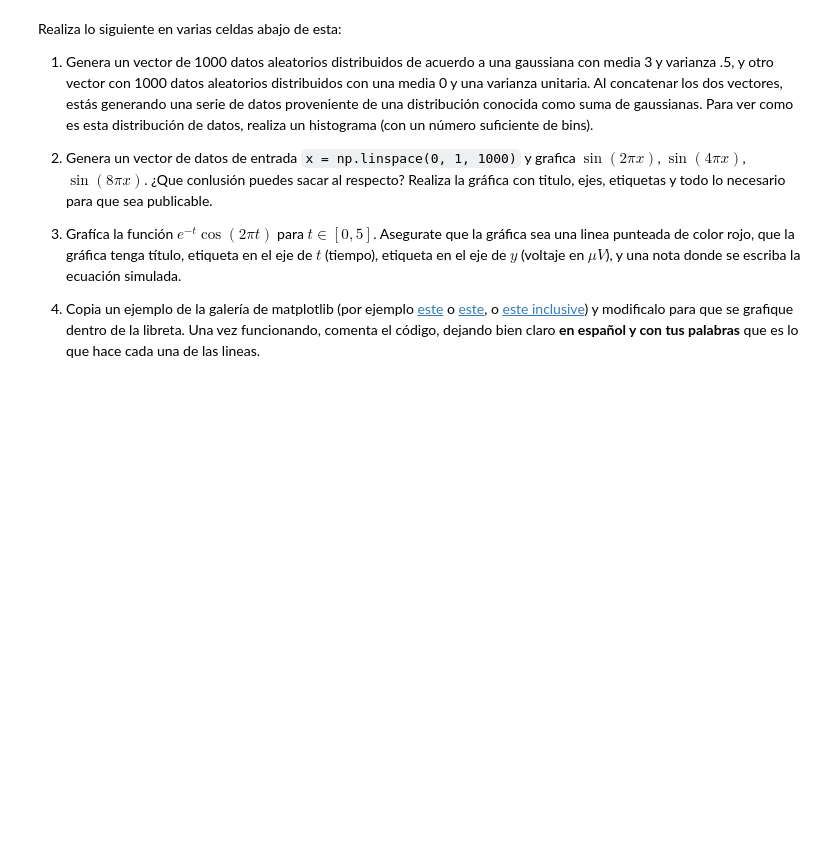
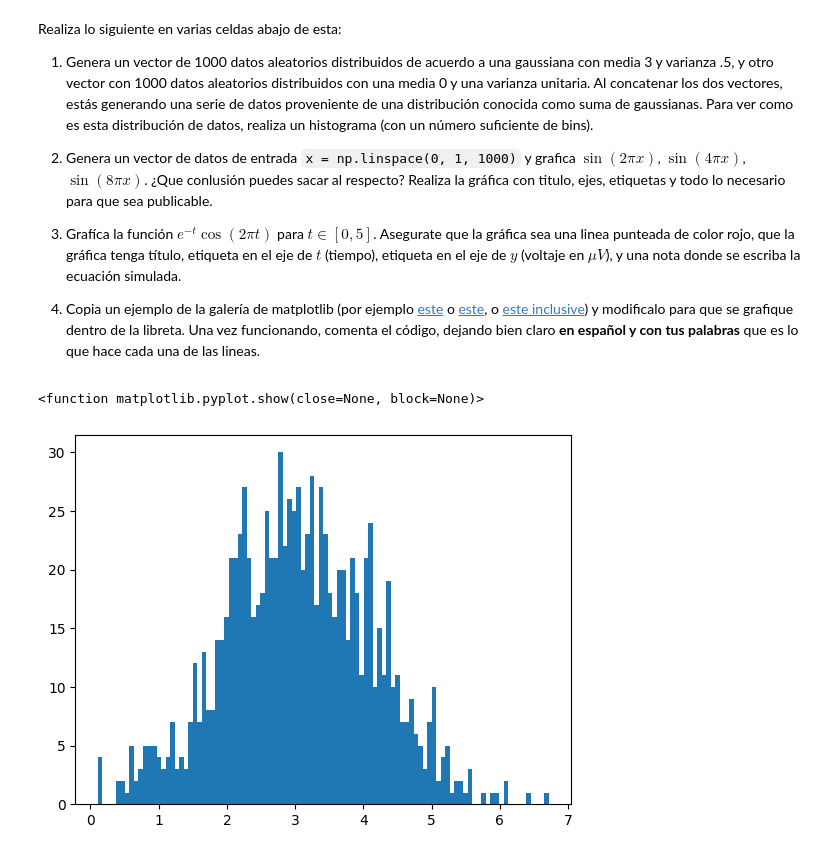
Before and after one commit to KarimRm/libretaPython, a Jupyter notebook: Introducción_numpy_matplotlib.ipynb, the cells around one changed output. Drawn from its saved outputs; the diff is of its cells as text; code cells hidden in the pictures; blank space fills up the shorter version.

```diff
--- a/Introducción_numpy_matplotlib.ipynb
+++ b/Introducción_numpy_matplotlib.ipynb
@@ -467,3 +764,13 @@ Realiza lo siguiente en varias celdas abajo de esta:
 4. Copia un ejemplo de la galería de matplotlib (por ejemplo [este](https://matplotlib.org/stable/gallery/lines_bars_and_markers/spectrum_demo.html#sphx-glr-gallery-lines-bars-and-markers-spectrum-demo-py) o [este](https://matplotlib.org/stable/gallery/images_contours_and_fields/contour_demo.html#sphx-glr-gallery-images-contours-and-fields-contour-demo-py), o [este inclusive](https://matplotlib.org/stable/gallery/lines_bars_and_markers/fill_between_demo.html#sphx-glr-gallery-lines-bars-and-markers-fill-between-demo-py)) y modificalo para que se grafique dentro de la libreta. Una vez funcionando, comenta el código, dejando bien claro **en español y con tus palabras** que es lo que hace cada una de las lineas.
 # %%
 #Agrega aqui el primer problema y resuelve cada problema en una celda independiente.
+
+v1 = np.random.normal(loc=3, scale=0.5, size=1000)
+v2 = np.random.normal(loc=0, scale=1, size=1000)
+v3 = v1 + v2
+
+plt.hist(v3, bins=100)
+plt.show
+# %% [output]
+<function matplotlib.pyplot.show(close=None, block=None)>
+[figure, added]
```
Also changed, not shown: parts of 31 cells of this notebook.
